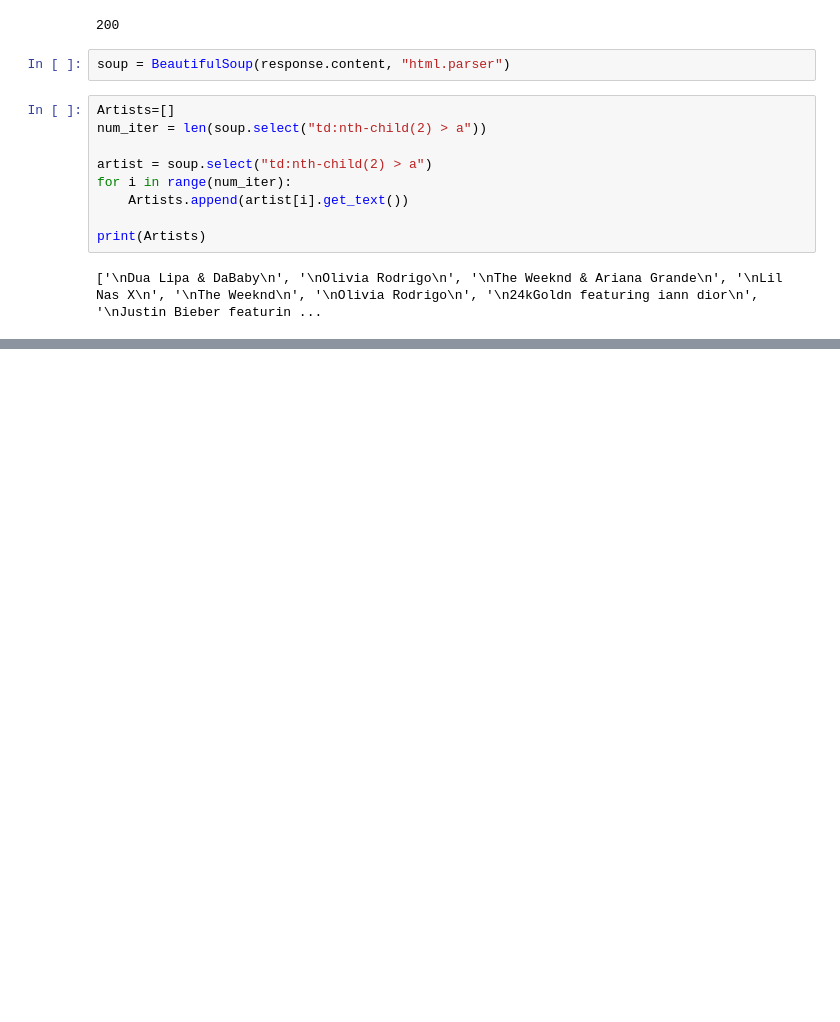
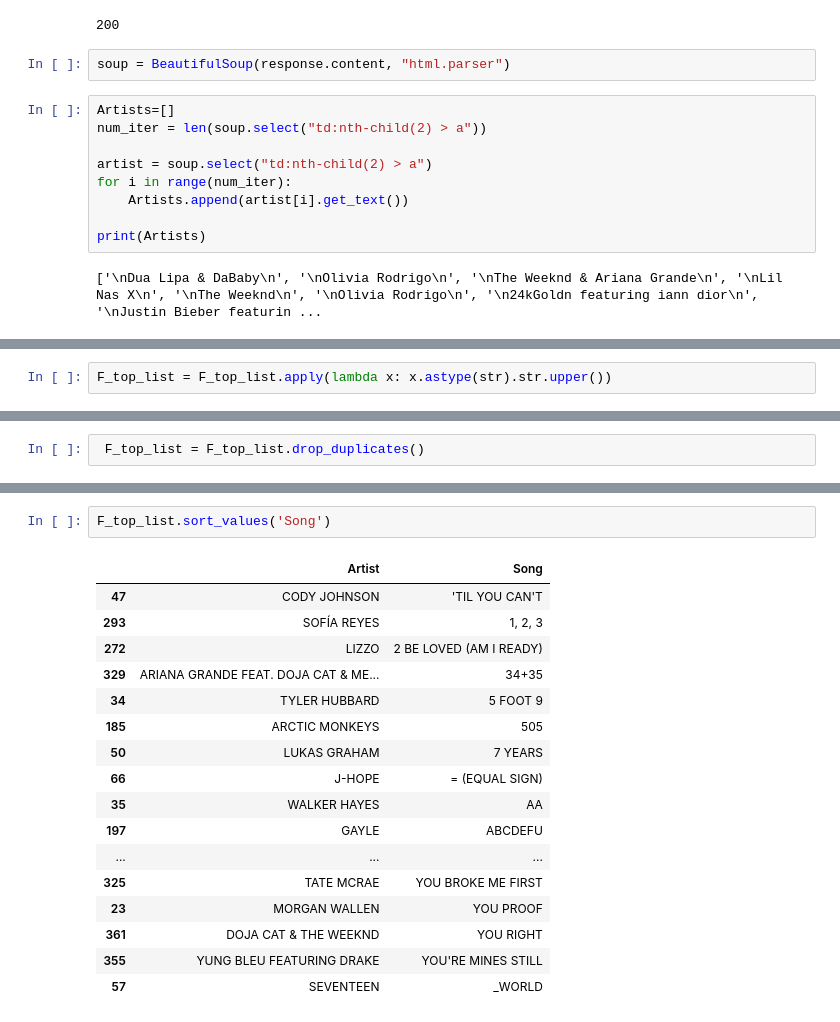
Before and after one commit to mferreiracad/lab-web-scraping-single-page, a Jupyter notebook: Untitled1.ipynb, the cells around one changed output, grey strips where cells are left out. Cells and saved outputs as stored; diff of their text form; blank space fills up the shorter version.

```diff
--- a/Untitled1.ipynb
+++ b/Untitled1.ipynb
@@ -213,0 +326,2 @@ To https://github.com/mferreiracad/lab-web-scraping-single-page
+# %%
+F_top_list = F_top_list.apply(lambda x: x.astype(str).str.upper())
@@ -213,0 +332,2 @@ To https://github.com/mferreiracad/lab-web-scraping-single-page
+# %%
+ F_top_list = F_top_list.drop_duplicates()
@@ -213,0 +338,20 @@ To https://github.com/mferreiracad/lab-web-scraping-single-page
+# %%
+F_top_list.sort_values('Song')
+# %% [output]
+|  | Artist | Song |
+| 47 | CODY JOHNSON | 'TIL YOU CAN'T |
+| 293 | SOFÍA REYES | 1, 2, 3 |
+| 272 | LIZZO | 2 BE LOVED (AM I READY) |
+| 329 | ARIANA GRANDE FEAT. DOJA CAT & ME... | 34+35 |
+| 34 | TYLER HUBBARD | 5 FOOT 9 |
+| 185 | ARCTIC MONKEYS | 505 |
+| 50 | LUKAS GRAHAM | 7 YEARS |
+| 66 | J-HOPE | = (EQUAL SIGN) |
+| 35 | WALKER HAYES | AA |
+| 197 | GAYLE | ABCDEFU |
+| ... | ... | ... |
+| 325 | TATE MCRAE | YOU BROKE ME FIRST |
+| 23 | MORGAN WALLEN | YOU PROOF |
+| 361 | DOJA CAT & THE WEEKND | YOU RIGHT |
+| 355 | YUNG BLEU FEATURING DRAKE | YOU'RE MINES STILL |
+| 57 | SEVENTEEN | _WORLD |
```
Also changed, not shown: parts of 33 cells of this notebook, 3 other files.
